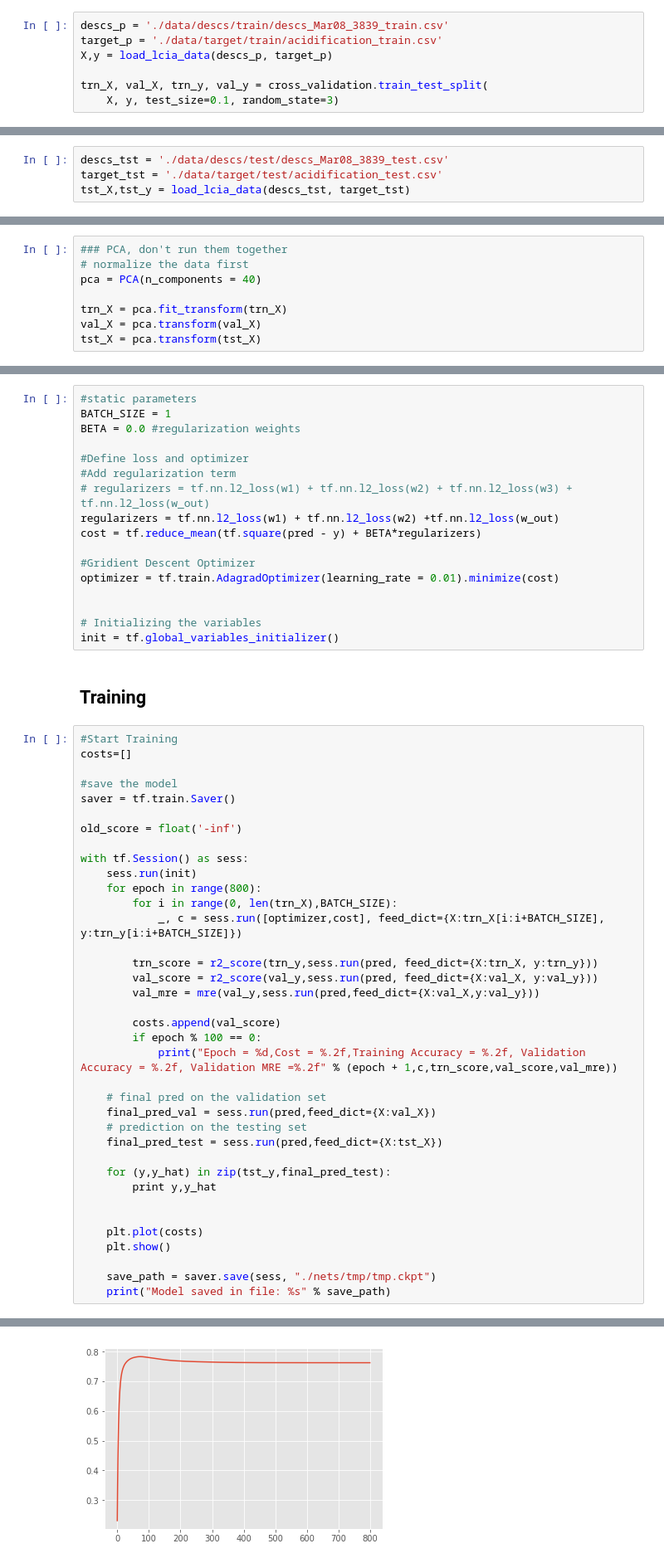
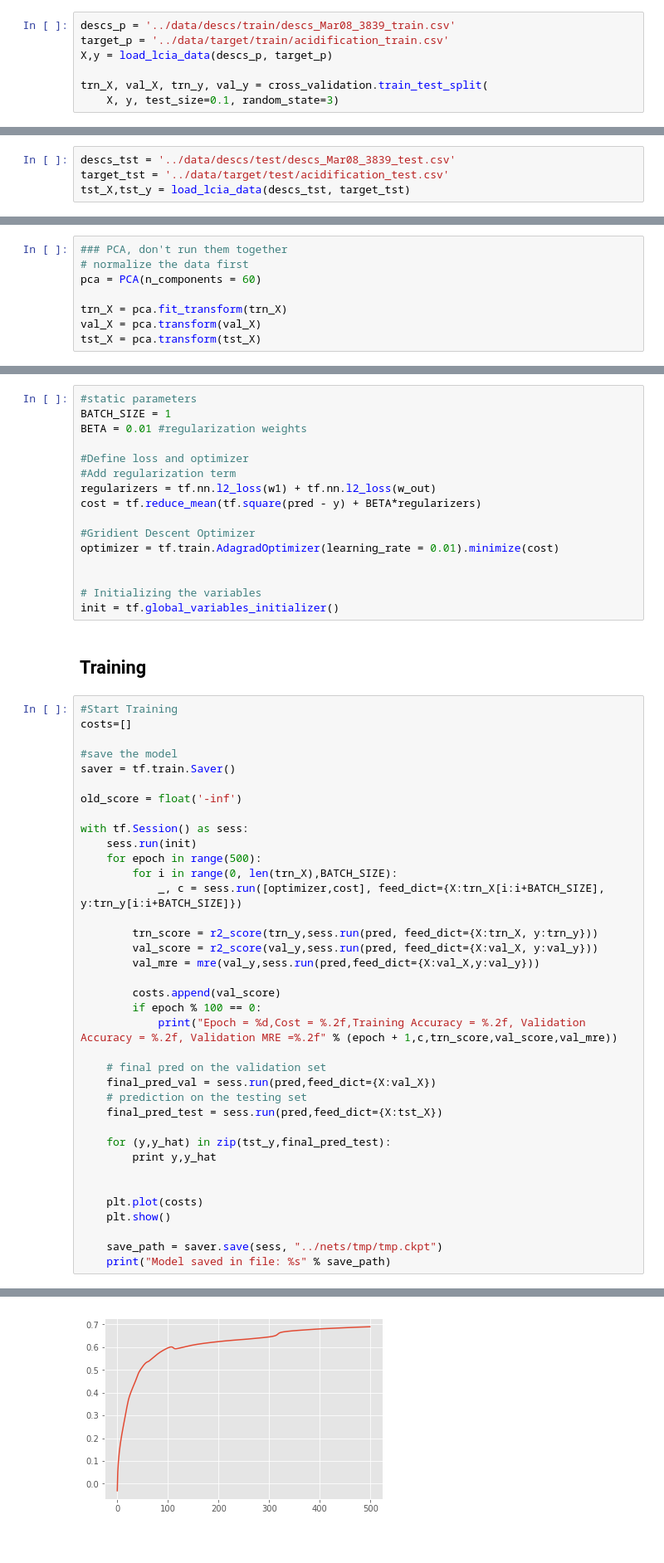
Before and after one commit to harel-coffee/predictive_LCIA-auto, a Jupyter notebook: models/create_multi_layer_acid_model.ipynb, the cells around one changed output, grey strips where cells are left out. Shown: that part at 83% size. Saved outputs shown, nothing was run; the diff lists cells and outputs as text.

```diff
--- a/models/create_multi_layer_acid_model.ipynb
+++ b/models/create_multi_layer_acid_model.ipynb
@@ -40,8 +40,8 @@ The training data has 156 chemicals now. The rest 10 chemicals are test data
 We also split the training and validation data here
 We use smaller set (10%) to be the valdiation set (16 chemicals), as the limited size of training chemicals.
 # %%
-descs_p = './data/descs/train/descs_Mar08_3839_train.csv'
-target_p = './data/target/train/acidification_train.csv'
+descs_p = '../data/descs/train/descs_Mar08_3839_train.csv'
+target_p = '../data/target/train/acidification_train.csv'
 X,y = load_lcia_data(descs_p, target_p)
 
 trn_X, val_X, trn_y, val_y = cross_validation.train_test_split(
@@ -53,8 +53,8 @@ print trn_X.shape, trn_y.shape
 # %% [markdown]
 ### Load Testing data
 # %%
-descs_tst = './data/descs/test/descs_Mar08_3839_test.csv'
-target_tst = './data/target/test/acidification_test.csv'
+descs_tst = '../data/descs/test/descs_Mar08_3839_test.csv'
+target_tst = '../data/target/test/acidification_test.csv'
 tst_X,tst_y = load_lcia_data(descs_tst, target_tst)
 # %% [markdown]
 ### Data Preprocessing
@@ -81,7 +81,7 @@ print np.mean(trn_X,0),np.std(trn_X,0)
 # %%
 ### PCA, don't run them together
 # normalize the data first
-pca = PCA(n_components = 40)
+pca = PCA(n_components = 60)
 
 trn_X = pca.fit_transform(trn_X)
 val_X = pca.transform(val_X)
@@ -155,12 +167,11 @@ pred = l_out
 # %%
 #static parameters
 BATCH_SIZE = 1
-BETA = 0.0 #regularization weights
+BETA = 0.01 #regularization weights
 
 #Define loss and optimizer
 #Add regularization term
-# regularizers = tf.nn.l2_loss(w1) + tf.nn.l2_loss(w2) + tf.nn.l2_loss(w3) + tf.nn.l2_loss(w_out)
-regularizers = tf.nn.l2_loss(w1) + tf.nn.l2_loss(w2) +tf.nn.l2_loss(w_out)
+regularizers = tf.nn.l2_loss(w1) + tf.nn.l2_loss(w_out)
 cost = tf.reduce_mean(tf.square(pred - y) + BETA*regularizers)
 
 #Gridient Descent Optimizer
@@ -182,7 +193,7 @@ old_score = float('-inf')
 
 with tf.Session() as sess:
     sess.run(init)
-    for epoch in range(800):
+    for epoch in range(500):
         for i in range(0, len(trn_X),BATCH_SIZE):
             _, c = sess.run([optimizer,cost], feed_dict={X:trn_X[i:i+BATCH_SIZE], y:trn_y[i:i+BATCH_SIZE]})
 
@@ -206,6 +217,6 @@ with tf.Session() as sess:
     plt.plot(costs)
     plt.show()
 
-    save_path = saver.save(sess, "./nets/tmp/tmp.ckpt")
+    save_path = saver.save(sess, "../nets/tmp/tmp.ckpt")
     print("Model saved in file: %s" % save_path)
 # %% [output]
@@ -230 +238 @@ Epoch = 701,Cost = 0.00,Training Accuracy = 1.00, Validation Accuracy = 0.76, Va
-[figure, old version]
+[figure, new version]
```
Also changed, not shown: parts of 5 cells of this notebook, 8 other files.
